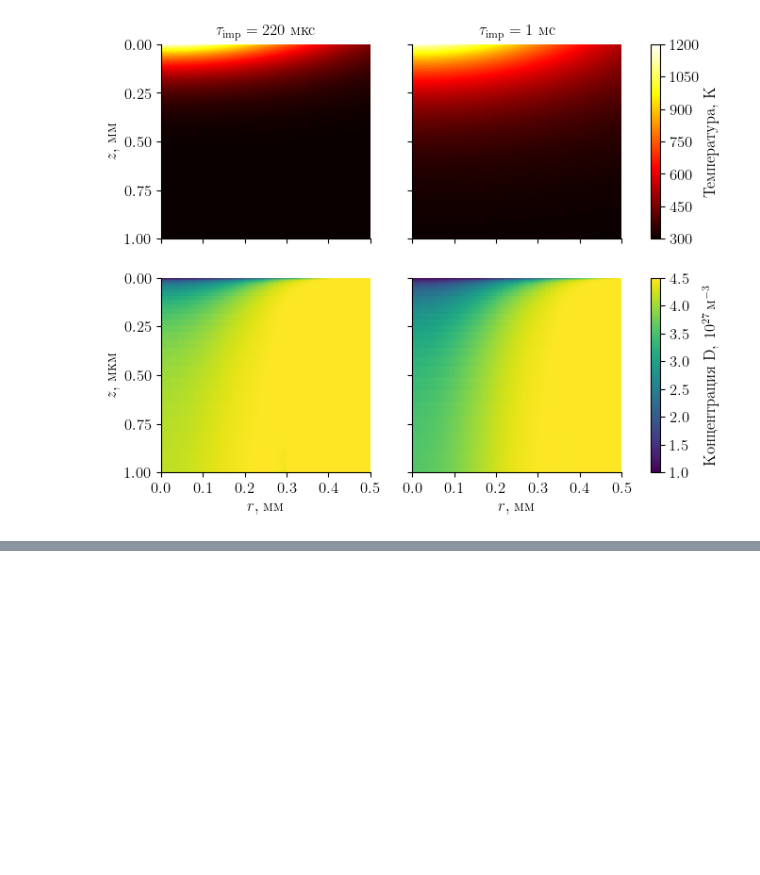
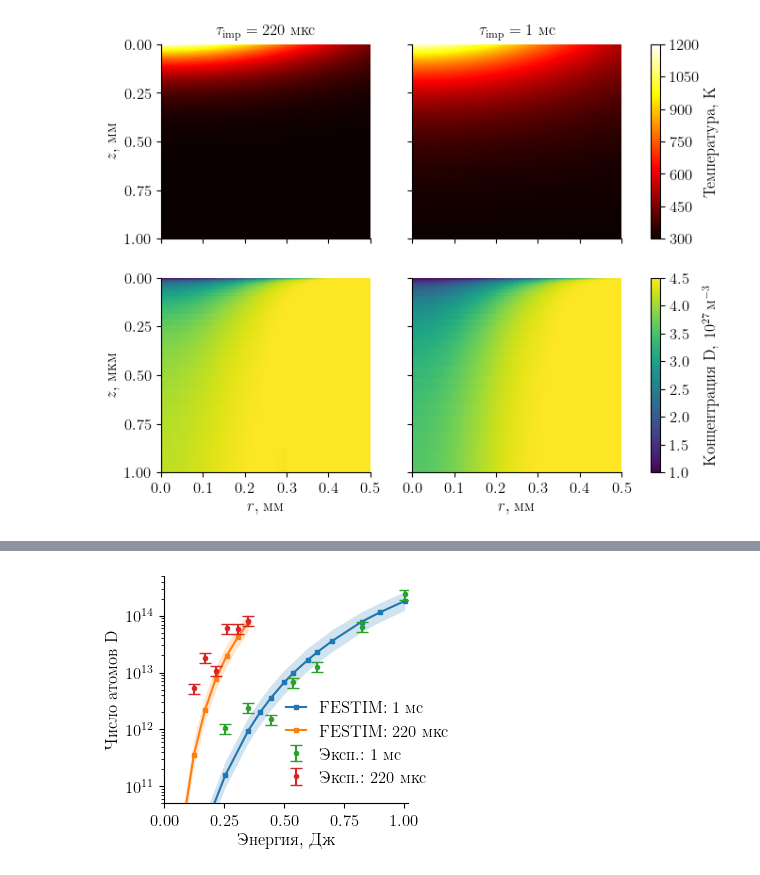
Before and after one commit to KulaginVladimir/PhD, a Jupyter notebook: Scripts/Chapter_4/LID_validation/LID_validation.ipynb, the cells around one changed output, grey strips where cells are left out. Drawn from its saved outputs; the diff is of its cells as text; code cells hidden in the pictures; blank space fills up the shorter version.

```diff
--- a/Scripts/Chapter_4/LID_validation/LID_validation.ipynb
+++ b/Scripts/Chapter_4/LID_validation/LID_validation.ipynb
@@ -562,0 +591,94 @@ plt.show()
+# %%
+exp_data_220us = np.loadtxt(path+"LID_validation/experimental_data/220 us.csv", skiprows=1, delimiter=",")
+exp_data_1ms = np.loadtxt(path+"LID_validation/experimental_data/1 ms.csv", skiprows=1, delimiter=",")
+# %%
+alphas = [0.5, 0.55, 0.6]
+
+plt.figure(figsize=(80 * mm2inch, 75 * mm2inch))
+
+plt.errorbar(
+    exp_data_1ms[:, 0],
+    exp_data_1ms[:, 1],
+    yerr=exp_data_1ms[:, 1] * 0.20,
+    fmt="o",
+    markersize=3.,
+    capsize=4.,
+    label="Эксп.: 1 мс",
+    color="tab:green",
+    capthick=1.,
+    lw=1.5,
+    zorder=4,
+)
+
+plt.errorbar(
+    exp_data_220us[:, 0],
+    exp_data_220us[:, 1],
+    yerr=exp_data_220us[:, 1] * 0.20,
+    fmt="o",
+    markersize=3.,
+    capsize=4.,
+    label="Эксп.: 220 мкс",
+    color="tab:red",
+    capthick=1.,
+    lw=1.5,
+    zorder=4,
+)
+
+festim_2D_1ms = []
+festim_2D_220us = []
+for alpha in alphas:
+    festim_2D_1ms.append(get_data_2D(path+"LID_validation/out_data/", "1ms", alpha))
+    festim_2D_220us.append(get_data_2D(path+"LID_validation/out_data/", "250us", alpha))
+
+plt.plot(
+    festim_2D_1ms[1][:, 0],
+    festim_2D_1ms[1][:, 1],
+    marker="s",
+    ms=3.5,
+    lw=1.5,
+    zorder=3,
+    label=r"FESTIM: 1 мс",
+)
+
+plt.fill_between(
+    festim_2D_1ms[0][:, 0],
+    festim_2D_1ms[0][:, 1],
+    festim_2D_1ms[2][:, 1],
+    alpha=0.2,
+    lw=0,
+)
+
+plt.plot(
+    festim_2D_220us[1][:, 0],
+    festim_2D_220us[1][:, 1],
+    marker="s",
+    ms=3.5,
+    lw=1.5,
+    zorder=3,
+    label=r"FESTIM: 220 мкс",
+)
+
+plt.fill_between(
+    festim_2D_220us[0][:, 0],
+    festim_2D_220us[0][:, 1],
+    festim_2D_220us[2][:, 1],
+    alpha=0.2,
+    lw=0,
+)
+
+plt.yscale("log")
+plt.ylim(5e10, 5e14)
+plt.xlim(0.0, 1.015)
+plt.xticks([0,0.25,0.5,0.75,1])
+plt.ylabel("Число атомов D")
+plt.xlabel("Энергия, Дж")
+plt.legend(loc=(0.471, 0.05), borderaxespad=0, handlelength=1.2)
+
+plt.savefig(
+    "../../../Thesis/images/LID_Comparison_small.pdf",
+    bbox_inches="tight",
+    pad_inches=0.01,
+)
+plt.show()
+# %% [output]
+[figure, added]
```
Also changed, not shown: parts of 2 cells of this notebook, 32 other files.
